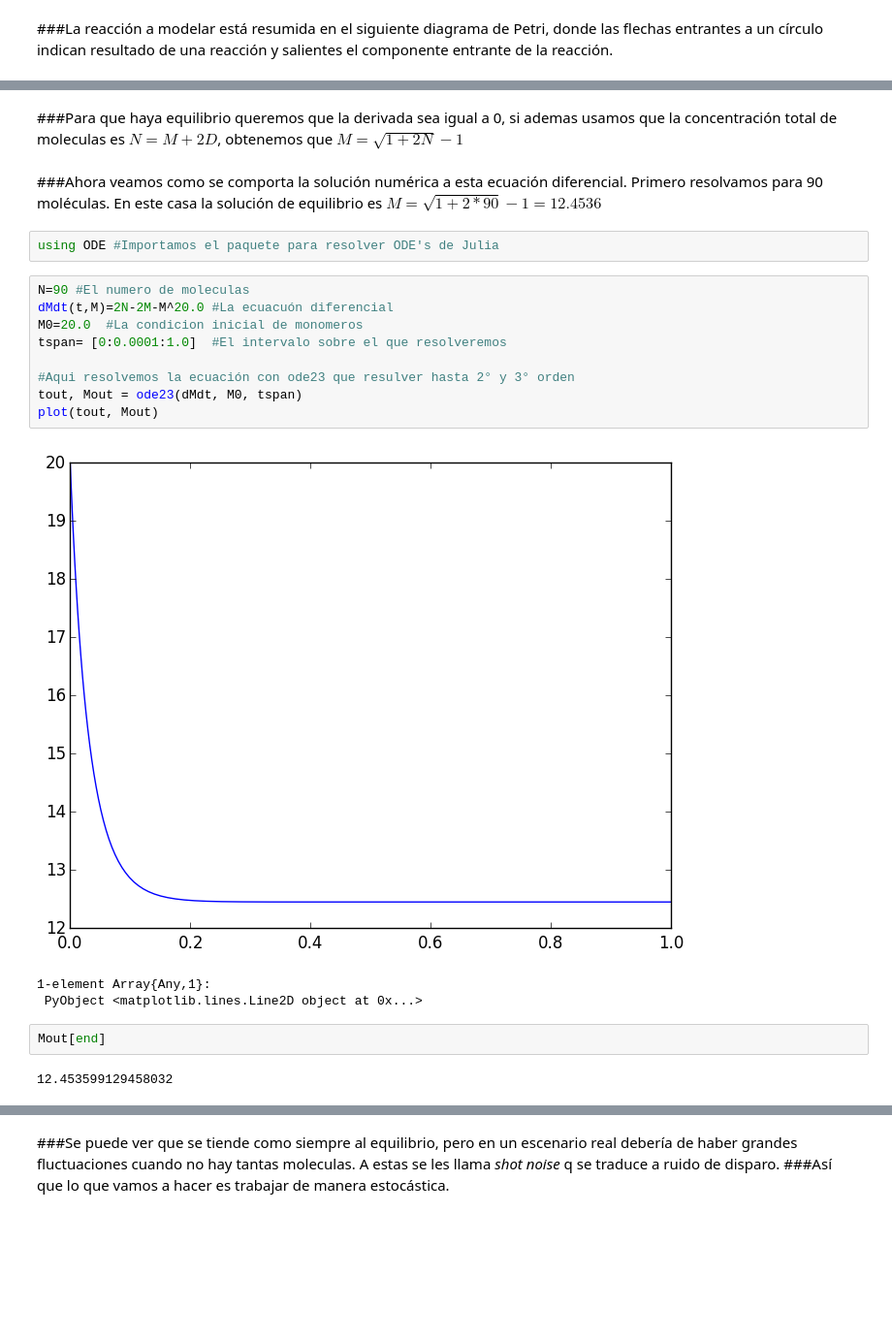
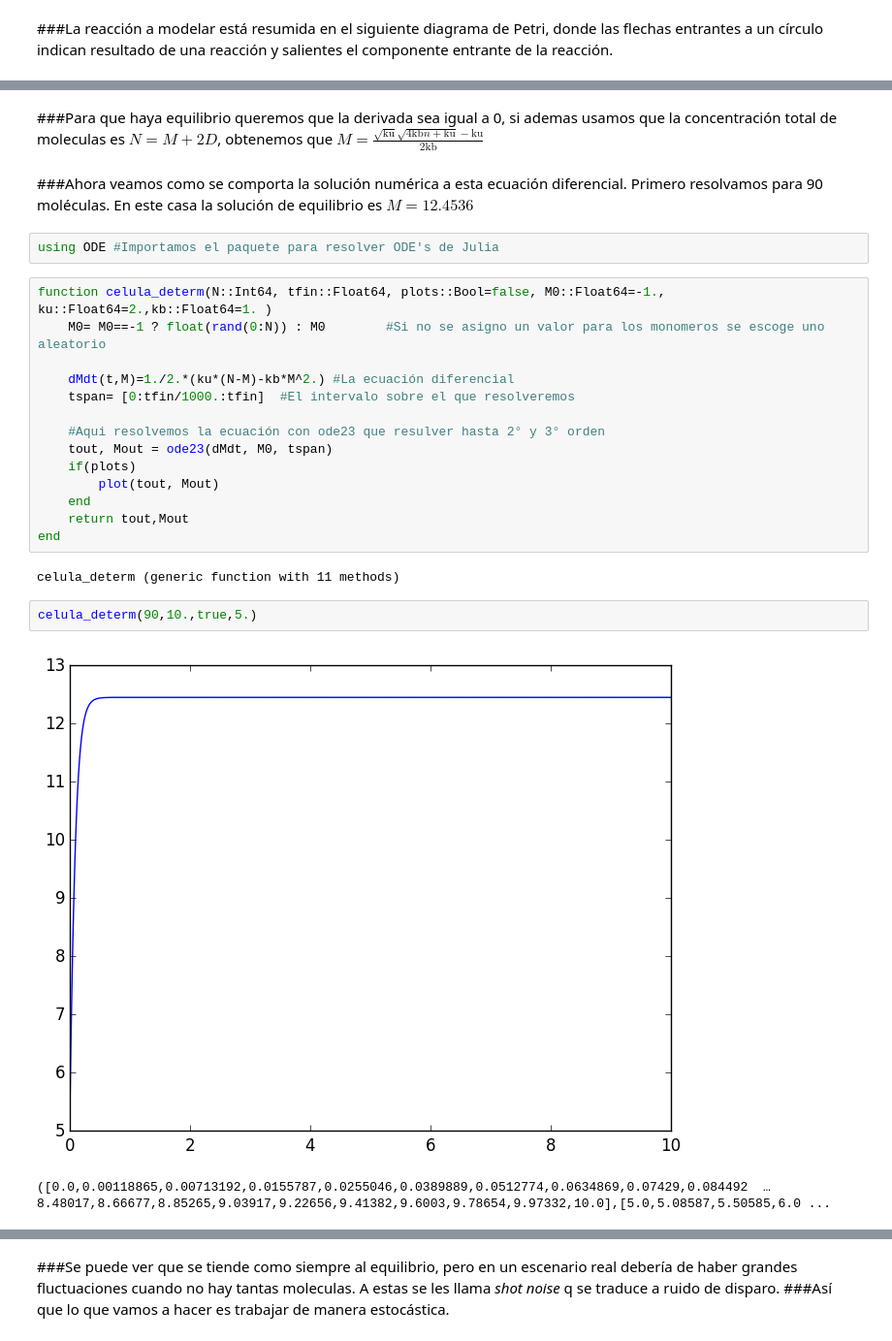
Before and after one commit to epaaso/mi-monte-carlo, a Jupyter notebook: tareas/Proyecto final.ipynb, the cells around one changed output, grey strips where cells are left out. Shown: that part at 97% size. Saved outputs shown, nothing was run; the diff lists cells and outputs as text; blank space fills up the shorter version.

```diff
--- a/tareas/Proyecto final.ipynb
+++ b/tareas/Proyecto final.ipynb
@@ -18,25 +18,29 @@ INFO: Loading help data...
 # %% [markdown]
-###Para que haya equilibrio queremos que la derivada sea igual a 0, si ademas usamos que la concentración total de moleculas es $N=M+2D$, obtenemos que $ M=\sqrt{1+2N}-1 $
+###Para que haya equilibrio queremos que la derivada sea igual a 0, si ademas usamos que la concentración total de moleculas es $N=M+2D$, obtenemos que $ M=\frac{\sqrt{\text{ku}} \sqrt{4 \text{kb} n+\text{ku}}-\text{ku}}{2 \text{kb}} $
 # %% [markdown]
-###Ahora veamos como se comporta la solución numérica a esta ecuación diferencial. Primero resolvamos para 90 moléculas. En este casa la solución de equilibrio es $M=\sqrt{1+2*90}-1=12.4536$
+###Ahora veamos como se comporta la solución numérica a esta ecuación diferencial. Primero resolvamos para 90 moléculas. En este casa la solución de equilibrio es $M=12.4536$
 # %%
 using ODE #Importamos el paquete para resolver ODE's de Julia
 # %%
-N=90 #El numero de moleculas
-dMdt(t,M)=2N-2M-M^20.0 #La ecuacuón diferencial
-M0=20.0  #La condicion inicial de monomeros
-tspan= [0:0.0001:1.0]  #El intervalo sobre el que resolveremos
+function celula_determ(N::Int64, tfin::Float64, plots::Bool=false, M0::Float64=-1., ku::Float64=2.,kb::Float64=1. )
+    M0= M0==-1 ? float(rand(0:N)) : M0        #Si no se asigno un valor para los monomeros se escoge uno aleatorio
 
-#Aqui resolvemos la ecuación con ode23 que resulver hasta 2° y 3° orden
-tout, Mout = ode23(dMdt, M0, tspan)
-plot(tout, Mout)
+    dMdt(t,M)=1./2.*(ku*(N-M)-kb*M^2.) #La ecuación diferencial
+    tspan= [0:tfin/1000.:tfin]  #El intervalo sobre el que resolveremos
+
+    #Aqui resolvemos la ecuación con ode23 que resulver hasta 2° y 3° orden
+    tout, Mout = ode23(dMdt, M0, tspan)
+    if(plots)
+        plot(tout, Mout)
+    end
+    return tout,Mout
+end
 # %% [output]
-[figure, removed]
-1-element Array{Any,1}:
- PyObject <matplotlib.lines.Line2D object at 0x...>
+celula_determ (generic function with 11 methods)
-# %%
-Mout[end]
-# %% [output]
-12.453599129458032
+# %%
+celula_determ(90,10.,true,5.)
+# %% [output]
+[figure, added]
+([0.0,0.00118865,0.00713192,0.0155787,0.0255046,0.0389889,0.0512774,0.0634869,0.07429,0.084492  …  8.48017,8.66677,8.85265,9.03917,9.22656,9.41382,9.6003,9.78654,9.97332,10.0],[5.0,5.08587,5.50585,6.0 ...
 # %% [markdown]
 ###Se puede ver que se estabiliza en el mismo valor con una exactitud de 3 cifras significativas q claro q dependen de la definción de nuestro intervalo.
```
Also changed, not shown: parts of 20 cells of this notebook.
